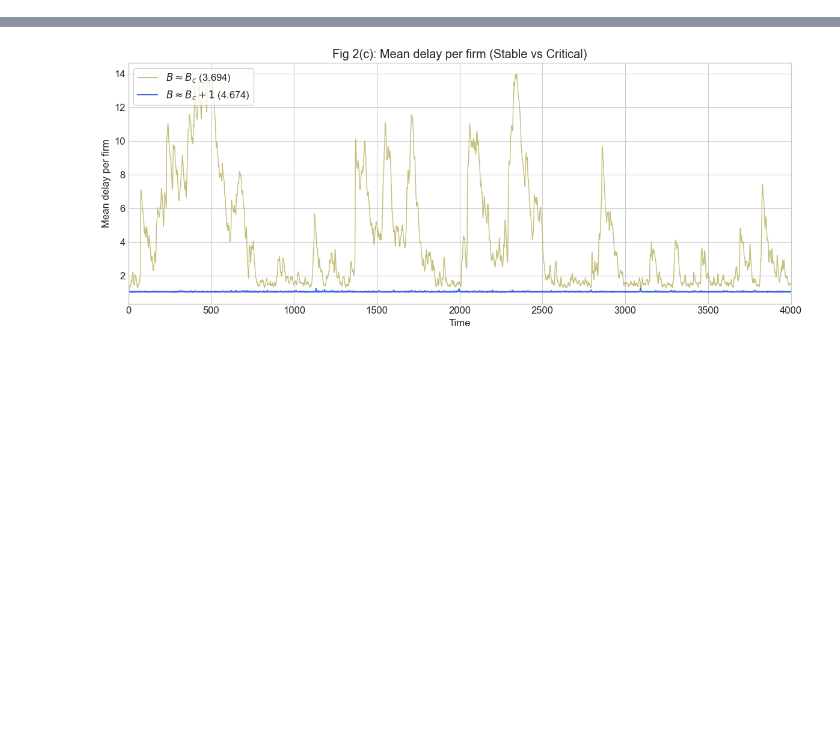
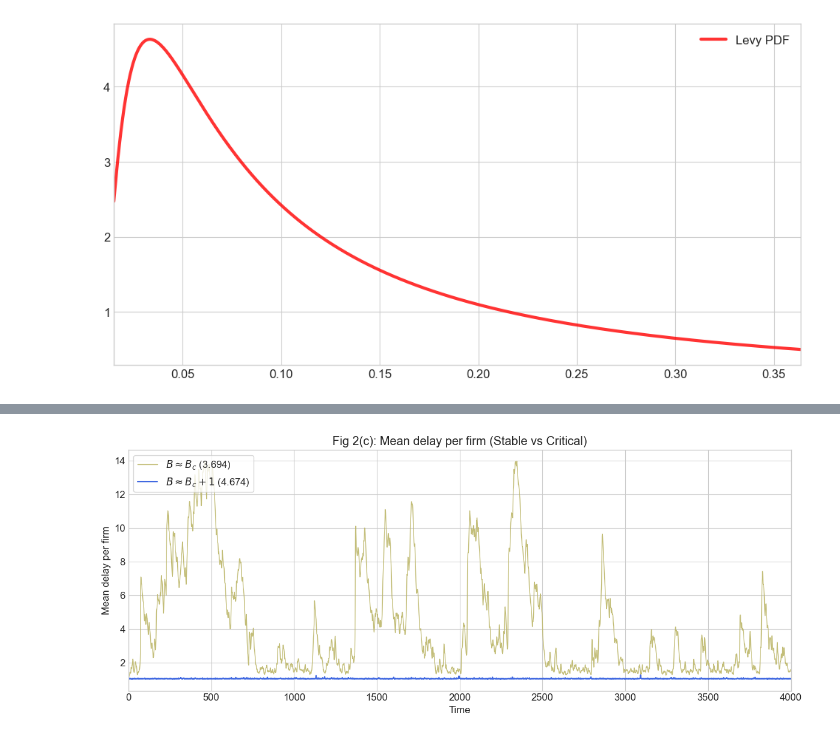
Before and after one commit to lschoonheid/CLS-7, a Jupyter notebook: my_tests.ipynb, the cells around one changed output, grey strips where cells are left out. Saved outputs shown, nothing was run; the diff lists cells and outputs as text; code cells hidden in the pictures; blank space fills up the shorter version.

```diff
--- a/my_tests.ipynb
+++ b/my_tests.ipynb
@@ -14,0 +29,20 @@ plt.rcParams['font.size'] = 12
+# %%
+scale = 0.1
+
+x = np.linspace(
+    levy.ppf(0.01, scale=scale),   # avoid 0 → -inf
+    levy.ppf(0.6, scale=scale),
+    500
+)
+
+plt.plot(
+    x,
+    levy.pdf(x, scale=scale),      # MUST pass scale again
+    'r-', lw=3, alpha=0.8, label='Levy PDF'
+)
+
+plt.xlim(x[0], x[-1])
+plt.legend()
+plt.show()
+# %% [output]
+[figure, added]
```
Also changed, not shown: parts of 5 cells of this notebook, 1 other file.
